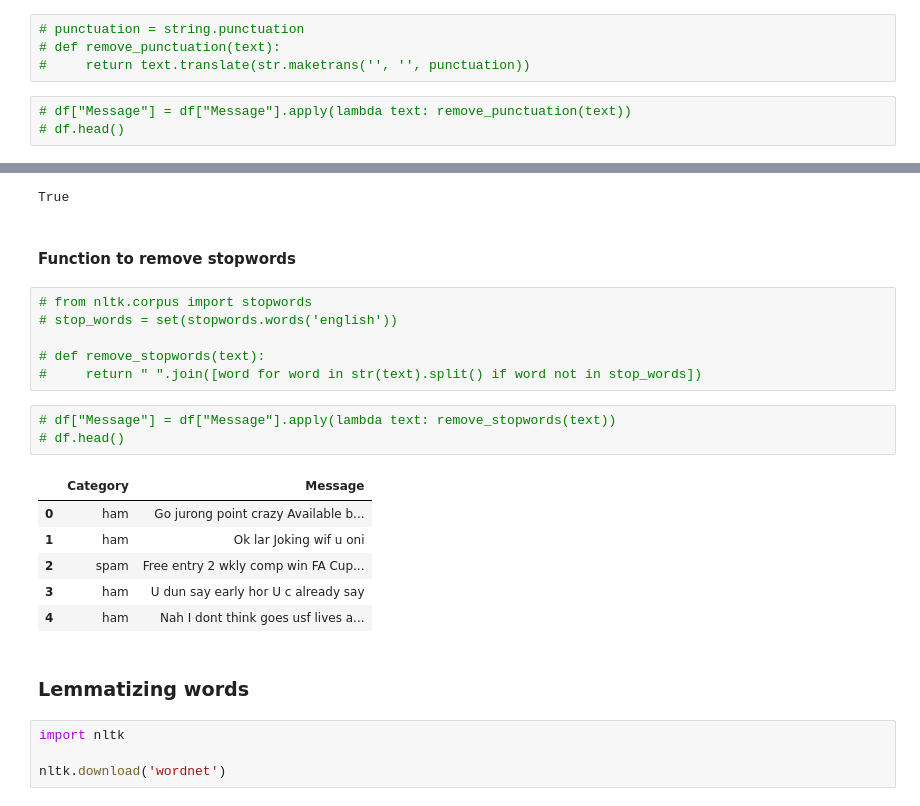
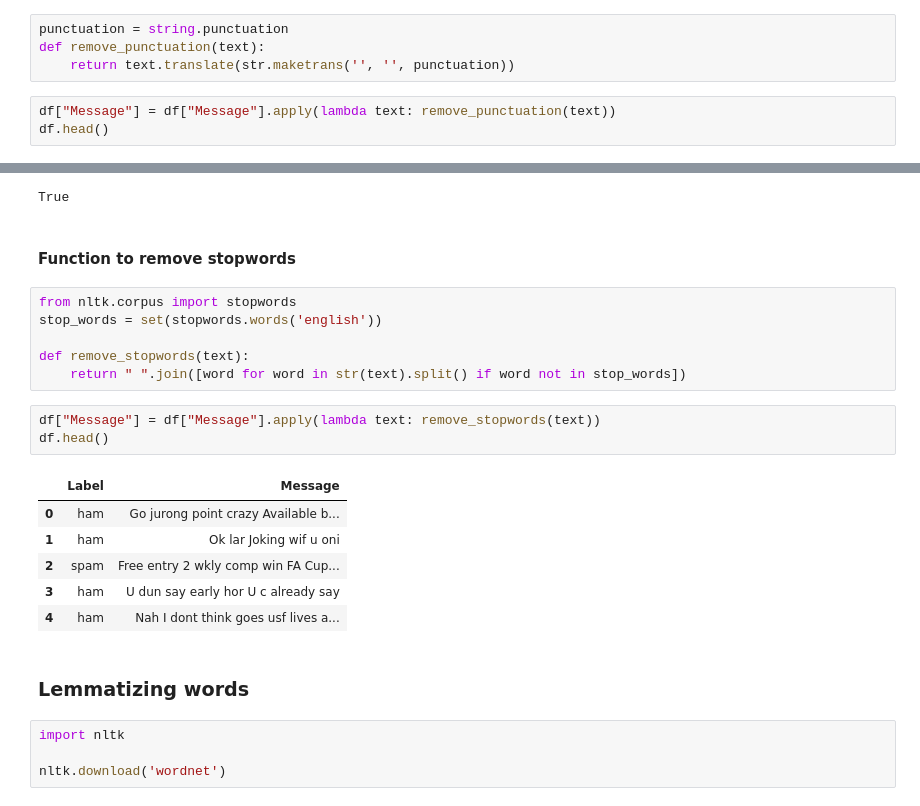
Before and after one commit to TienNguyen93/Spam-prediction, a Jupyter notebook: spam-prediction.ipynb, the cells around one changed output, grey strips where cells are left out. Saved outputs shown, nothing was run; the diff lists cells and outputs as text.

```diff
--- a/spam-prediction.ipynb
+++ b/spam-prediction.ipynb
@@ -77,8 +71,8 @@ After dropping duplicates, the dataset goes from `5572` to `5169` rows
 # %%
-# punctuation = string.punctuation
-# def remove_punctuation(text):
-#     return text.translate(str.maketrans('', '', punctuation))
+punctuation = string.punctuation
+def remove_punctuation(text):
+    return text.translate(str.maketrans('', '', punctuation))
 # %%
-# df["Message"] = df["Message"].apply(lambda text: remove_punctuation(text))
-# df.head()
+df["Message"] = df["Message"].apply(lambda text: remove_punctuation(text))
+df.head()
 # %% [output]
@@ -111,26 +105,26 @@ nltk.download('stopwords')
 [nltk_data]     C:\Users\nguye\AppData\Roaming\nltk_data...
 [nltk_data]   Package stopwords is already up-to-date!
 True
-# %% [markdown]
-#### Function to remove stopwords
+# %% [markdown]
+#### Function to remove stopwords
 # %%
-# from nltk.corpus import stopwords
-# stop_words = set(stopwords.words('english'))
+from nltk.corpus import stopwords
+stop_words = set(stopwords.words('english'))
 
-# def remove_stopwords(text):
-#     return " ".join([word for word in str(text).split() if word not in stop_words])
+def remove_stopwords(text):
+    return " ".join([word for word in str(text).split() if word not in stop_words])
 # %%
-# df["Message"] = df["Message"].apply(lambda text: remove_stopwords(text))
-# df.head()
+df["Message"] = df["Message"].apply(lambda text: remove_stopwords(text))
+df.head()
 # %% [output]
-|  | Category | Message |
+|  | Label | Message |
 | 0 | ham | Go jurong point crazy Available b... |
 | 1 | ham | Ok lar Joking wif u oni |
 | 2 | spam | Free entry 2 wkly comp win FA Cup... |
 | 3 | ham | U dun say early hor U c already say |
 | 4 | ham | Nah I dont think goes usf lives a... |
-# %% [markdown]
-### Lemmatizing words
+# %% [markdown]
+### Lemmatizing words
 # %%
 import nltk
 
```
Also changed, not shown: parts of 54 cells of this notebook.
